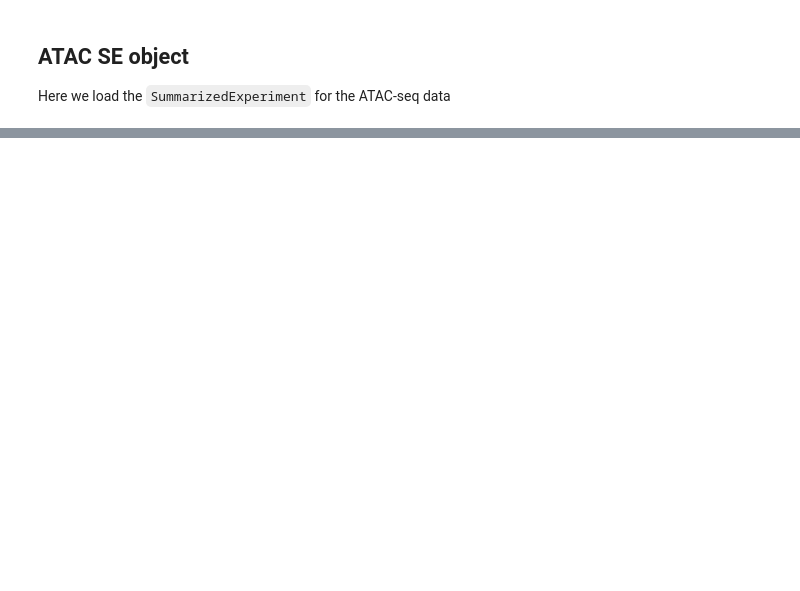
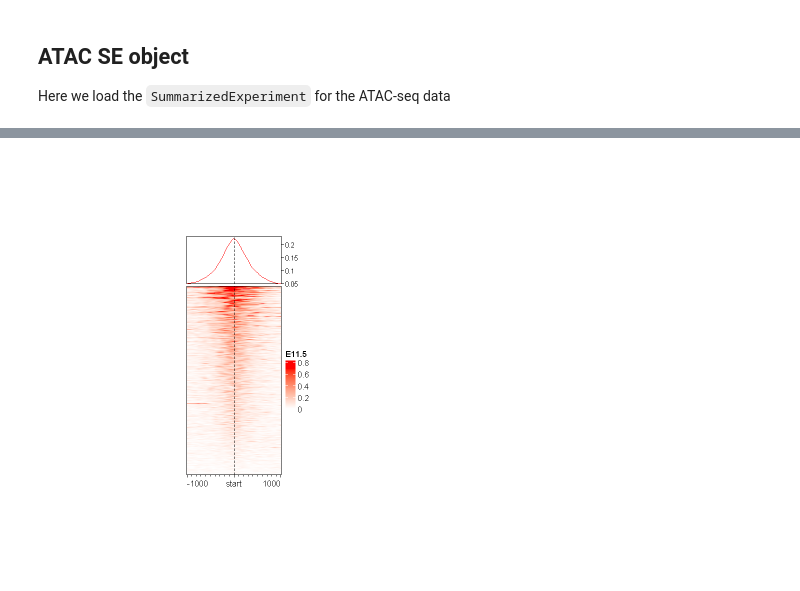
Before and after one commit to sbwiecko/biology-informed-multiomics-training, a Jupyter notebook: notebooks/02-atac_heatmaps.ipynb, the cells around one changed output, grey strips where cells are left out. Cells and saved outputs as stored; diff of their text form; code cells hidden in the pictures; blank space fills up the shorter version.

```diff
--- a/notebooks/02-atac_heatmaps.ipynb
+++ b/notebooks/02-atac_heatmaps.ipynb
@@ -129,8 +242,0 @@ _Note: Because GRanges is an S4 object, its core architecture is rigidly locked.
-# %%
-atac_files <- list.files("data", pattern = "ATAC", full.names = TRUE)
-names(atac_files) <- gsub(pattern = "\\.bw", replacement = "", x = basename(atac_files))
-atac_bw <- lapply(atac_files, function(x){
-  a <- rtracklayer::import(x)
-  a <- a[seqnames(a) %in% c("chr1", "chr2")]
-  a
-})
@@ -468,0 +443,15 @@ draw(anno_an_df + eh_11h + eh_15h, split = split_anno_dir, merge_legend = TRUE)
+# %%
+# Taking data between 1 and 99 percentile
+col_fun <- colorRamp2(
+  quantile(mat_AS$ATAC_11half, c(0.01, 0.99)),
+  c("white", "red"))
+
+EnrichedHeatmap(
+  mat = mat_AS$ATAC_11half,
+  name = "E11.5",
+  col = col_fun,
+  width = unit(4, "cm"),
+  height = unit(8, "cm")
+)
+# %% [output]
+[figure, added]
```
Also changed, not shown: parts of 121 cells of this notebook, 1 other file.
